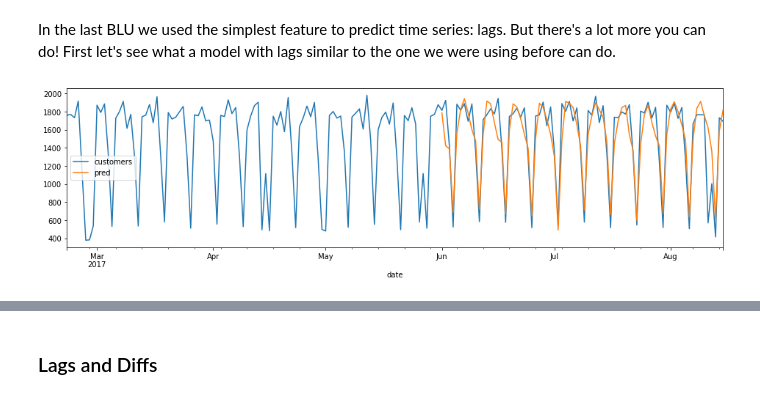
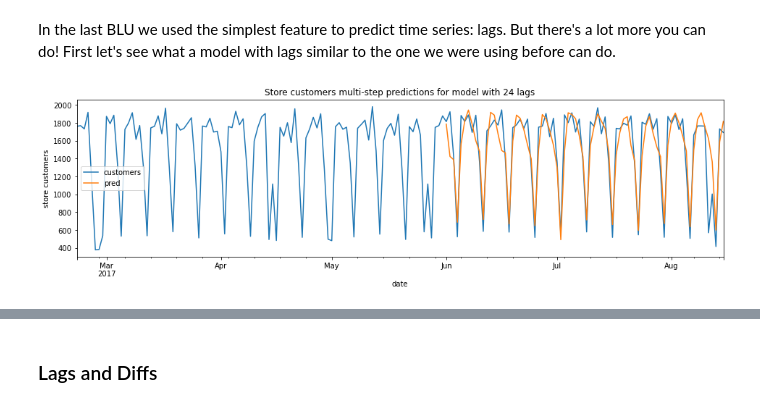
Before and after one commit to LDSSA/batch5-students, a Jupyter notebook: S03 - Time Series/BLU06 - Machine Learning for Time Series/BLU06 - Learning Notebook - Part 2 of 3 - Time Series Pre-processing and Feature Engineering.ipynb, the cells around one changed output, grey strips where cells are left out. Drawn from its saved outputs; the diff is of its cells as text; code cells hidden in the pictures.

```diff
--- a/S03 - Time Series/BLU06 - Machine Learning for Time Series/BLU06 - Learning Notebook - Part 2 of 3 - Time Series Pre-processing and Feature Engineering.ipynb
+++ b/S03 - Time Series/BLU06 - Machine Learning for Time Series/BLU06 - Learning Notebook - Part 2 of 3 - Time Series Pre-processing and Feature Engineering.ipynb
@@ -95,10 +95,12 @@ predictions = predict_n_periods(series_=train,
                   )
 # %%
 store[1500:].plot(label="original data")
+plt.ylabel('store customers')
 pd.Series(predictions, index=test.index).plot(label="pred")
+plt.title('Store customers multi-step predictions for model with 24 lags')
 plt.legend();
 # %% [output]
-[figure, old version]
+[figure, new version]
 # %%
 mean_absolute_error(test,predictions)
 # %% [output]
```
Also changed, not shown: parts of 9 cells of this notebook, 4 other files.
